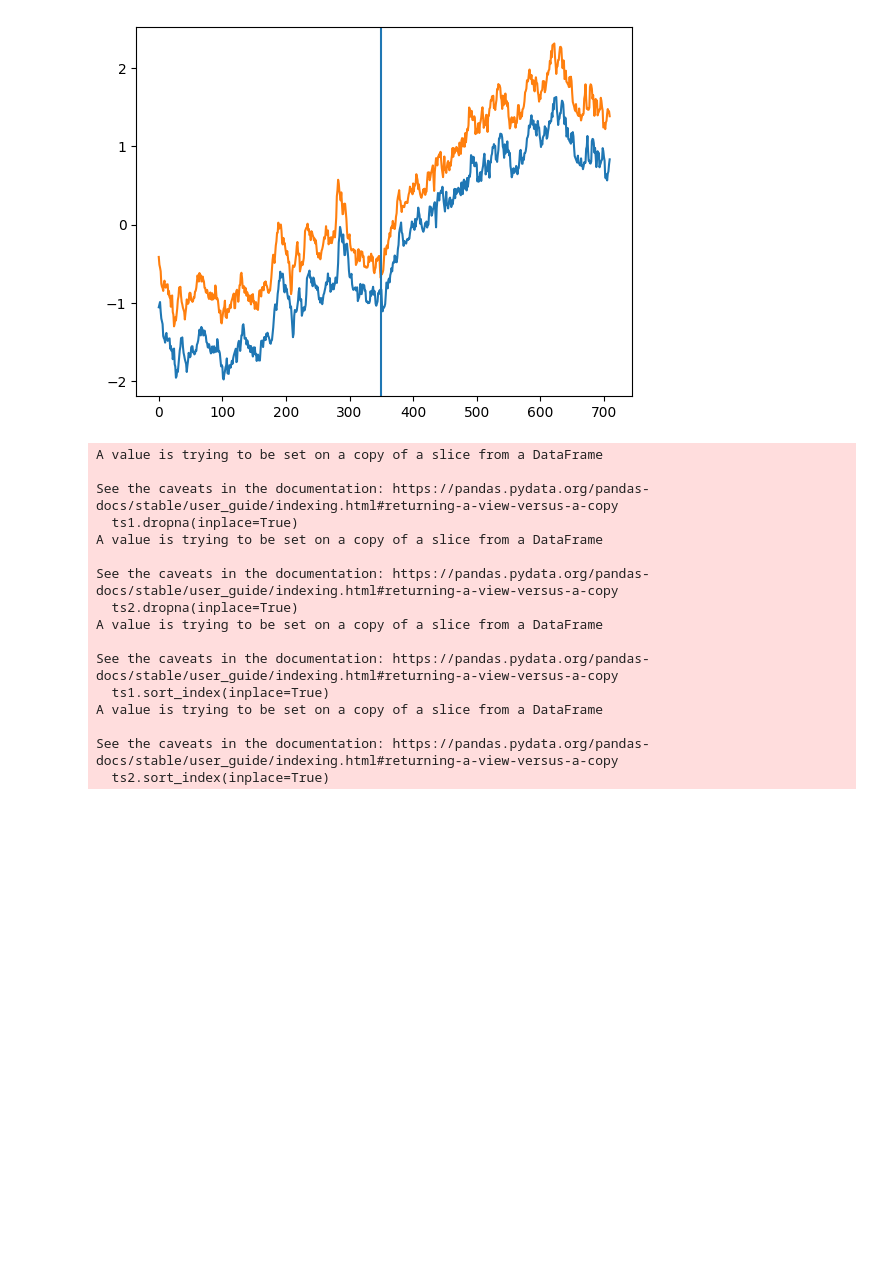
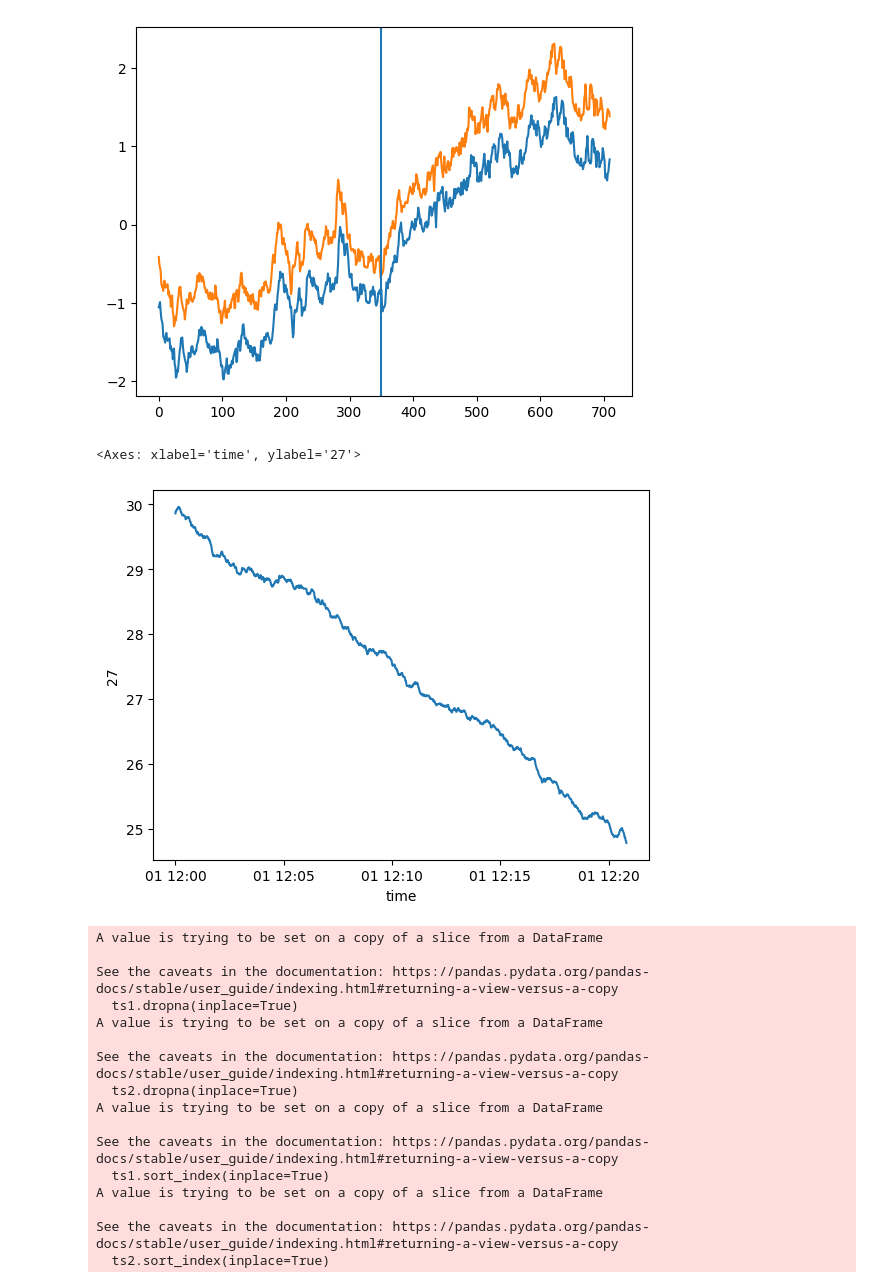
Before and after one commit to Troppydash/algothon, a Jupyter notebook: da/khang_leadlag.ipynb, the cells around one changed output. Saved outputs shown, nothing was run; the diff lists cells and outputs as text; code cells hidden in the pictures; blank space fills up the shorter version.

```diff
--- a/da/khang_leadlag.ipynb
+++ b/da/khang_leadlag.ipynb
@@ -109,6 +109,11 @@ plt.axvline(350)
 0.6048711914568213
 <matplotlib.lines.Line2D at 0x...>
 [figure]
+# %%
+sns.lineplot(df["27"])
+# %% [output]
+<Axes: xlabel='time', ylabel='27'>
+[figure, added]
 # %%
 # results = {}
 # for i in range(50):
```
Also changed, not shown: parts of 4 cells of this notebook, 4 other files.
